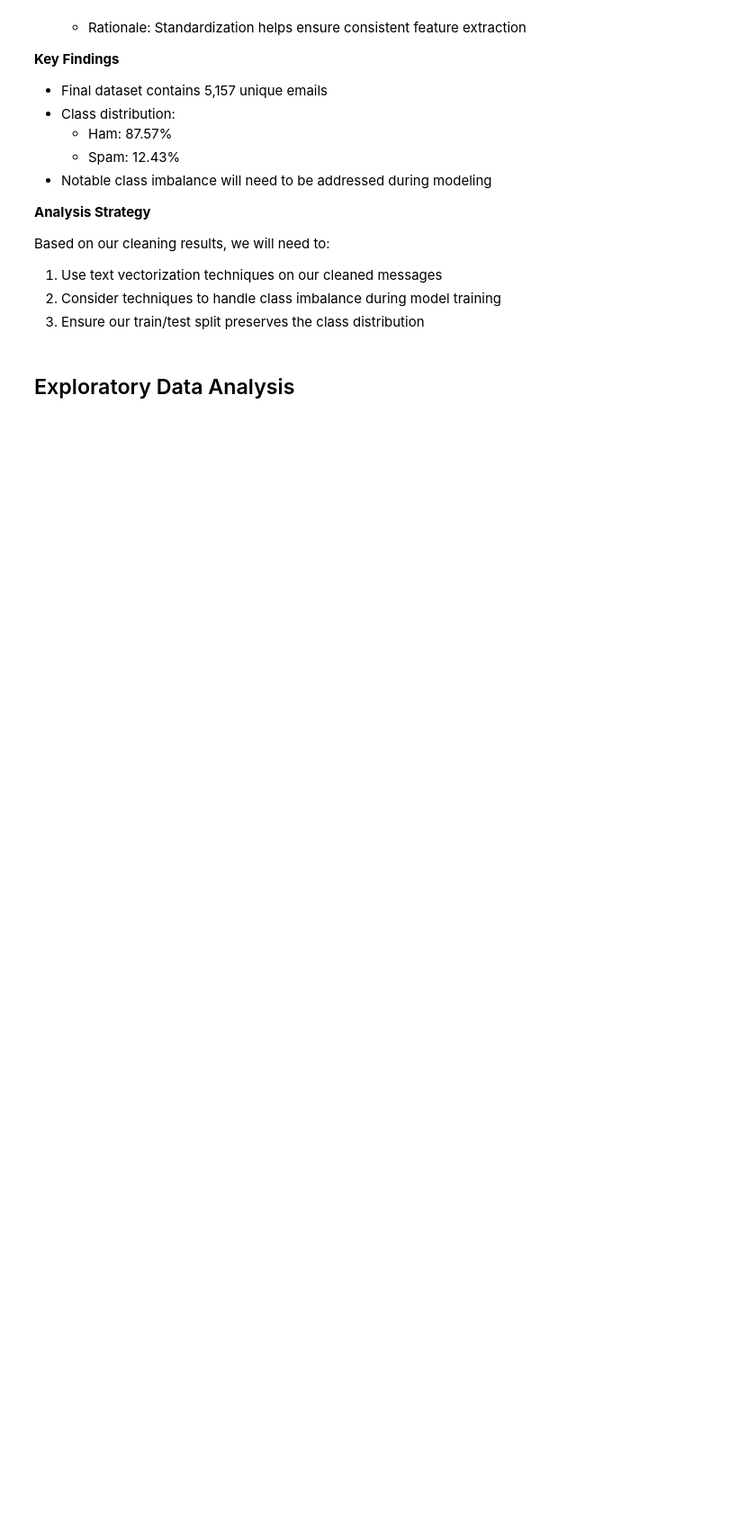
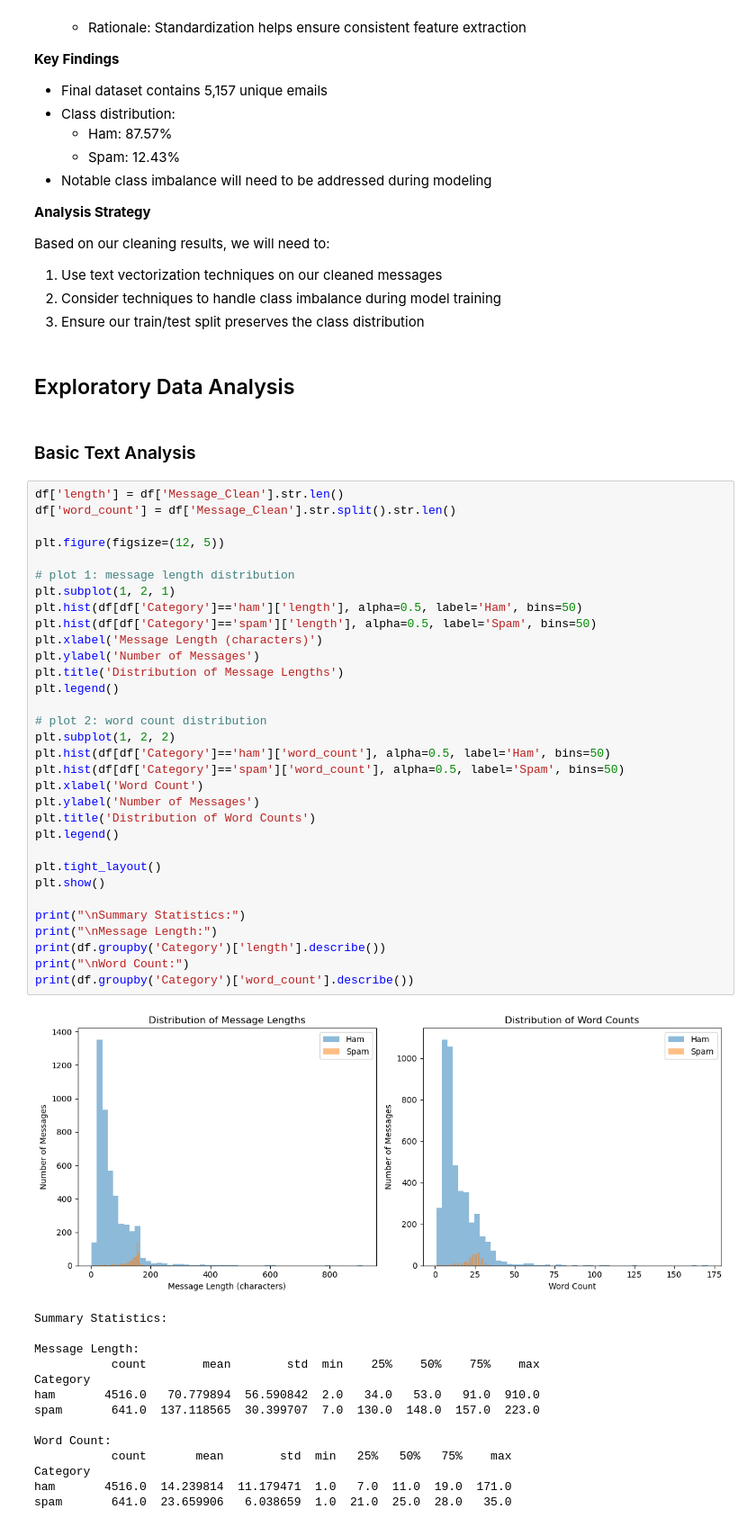
Before and after one commit to HammerAndShield/spam-supervised-learning, a Jupyter notebook: spam.ipynb, the cells around one changed output. Shown: that part at 90% size. Saved outputs shown, nothing was run; the diff lists cells and outputs as text; blank space fills up the shorter version.

```diff
--- a/spam.ipynb
+++ b/spam.ipynb
@@ -187,3 +187,52 @@ Based on our cleaning results, we will need to:
 3. Ensure our train/test split preserves the class distribution
 # %% [markdown]
 ## Exploratory Data Analysis
+# %% [markdown]
+### Basic Text Analysis
+# %%
+df['length'] = df['Message_Clean'].str.len()
+df['word_count'] = df['Message_Clean'].str.split().str.len()
+
+plt.figure(figsize=(12, 5))
+
+# plot 1: message length distribution
+plt.subplot(1, 2, 1)
+plt.hist(df[df['Category']=='ham']['length'], alpha=0.5, label='Ham', bins=50)
+plt.hist(df[df['Category']=='spam']['length'], alpha=0.5, label='Spam', bins=50)
+plt.xlabel('Message Length (characters)')
+plt.ylabel('Number of Messages')
+plt.title('Distribution of Message Lengths')
+plt.legend()
+
+# plot 2: word count distribution
+plt.subplot(1, 2, 2)
+plt.hist(df[df['Category']=='ham']['word_count'], alpha=0.5, label='Ham', bins=50)
+plt.hist(df[df['Category']=='spam']['word_count'], alpha=0.5, label='Spam', bins=50)
+plt.xlabel('Word Count')
+plt.ylabel('Number of Messages')
+plt.title('Distribution of Word Counts')
+plt.legend()
+
+plt.tight_layout()
+plt.show()
+
+print("\nSummary Statistics:")
+print("\nMessage Length:")
+print(df.groupby('Category')['length'].describe())
+print("\nWord Count:")
+print(df.groupby('Category')['word_count'].describe())
+# %% [output]
+[figure, added]
+Summary Statistics:
+
+Message Length:
+           count        mean        std  min    25%    50%    75%    max
+Category
+ham       4516.0   70.779894  56.590842  2.0   34.0   53.0   91.0  910.0
+spam       641.0  137.118565  30.399707  7.0  130.0  148.0  157.0  223.0
+
+Word Count:
+           count       mean        std  min   25%   50%   75%    max
+Category
+ham       4516.0  14.239814  11.179471  1.0   7.0  11.0  19.0  171.0
+spam       641.0  23.659906   6.038659  1.0  21.0  25.0  28.0   35.0
```
Also changed, not shown: parts of 5 cells of this notebook.
